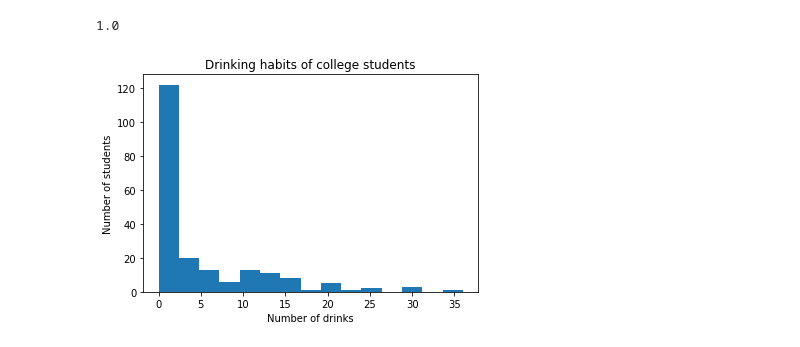
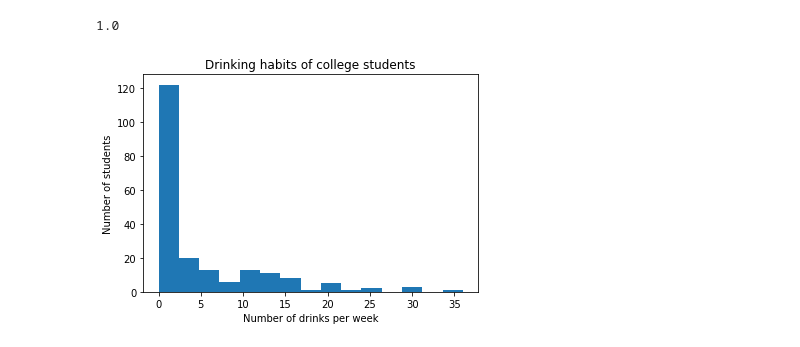
Before and after one commit to uoflCoder/StanfordStats, a Jupyter notebook: Examining Distributions.ipynb, the cells around one changed output. Saved outputs shown, nothing was run; the diff lists cells and outputs as text; code cells hidden in the pictures.

```diff
--- a/Examining Distributions.ipynb
+++ b/Examining Distributions.ipynb
@@ -168,10 +168,10 @@ print(np.median(drinking['Alcohol']))
 # %%
 import matplotlib.pyplot as plt
 plt.hist(drinking['Alcohol'], bins = 15)
 plt.title("Drinking habits of college students")
-plt.xlabel("Number of drinks")
+plt.xlabel("Number of drinks per week")
 plt.ylabel("Number of students")
 
 plt.show()
 # %% [output]
-[figure, old version]
+[figure, new version]
```
Also changed, not shown: parts of 2 cells of this notebook.
